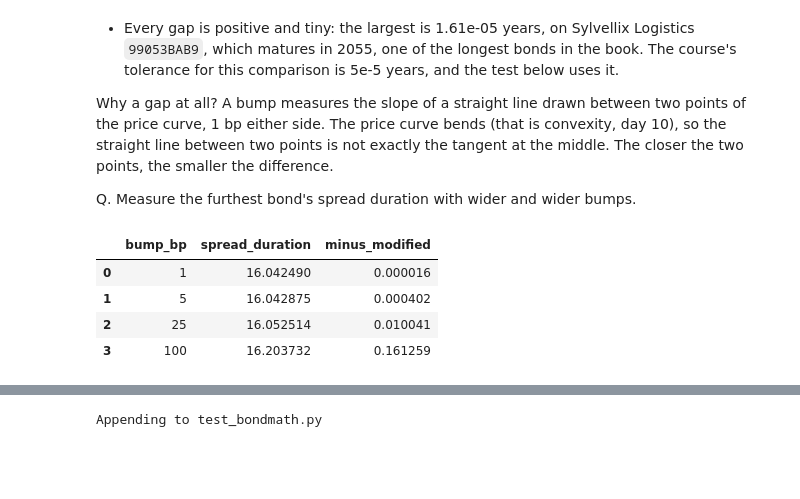
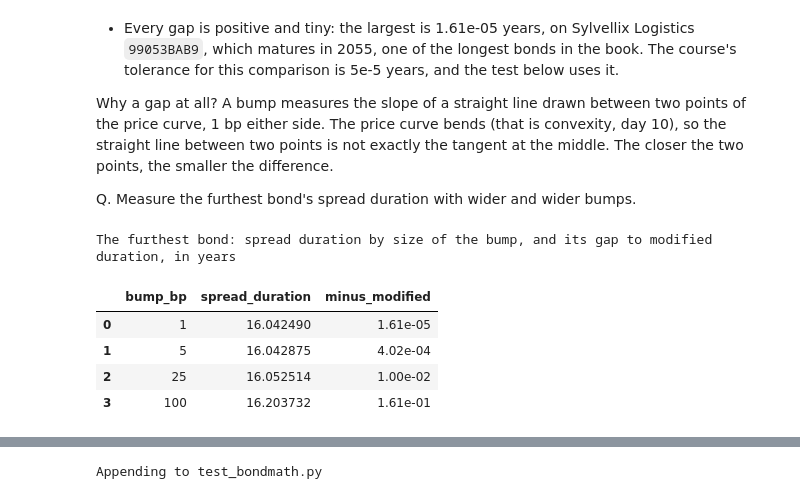
Before and after one commit to lenamonj/python-fixed-income, a Jupyter notebook: course2_bond_math/week3/day3/13_spread_duration_and_dts.ipynb, the cells around one changed output, grey strips where cells are left out. Cells and saved outputs as stored; diff of their text form; code cells hidden in the pictures; blank space fills up the shorter version.

```diff
--- a/course2_bond_math/week3/day3/13_spread_duration_and_dts.ipynb
+++ b/course2_bond_math/week3/day3/13_spread_duration_and_dts.ipynb
@@ -1343,13 +1399,17 @@ Q. Measure the furthest bond's spread duration with wider and wider bumps.
 # %%
 s, m, c, y = furthest["as_of_date"], furthest["maturity"], furthest["coupon"], furthest["yield_pct"]
 rows = []
 for bump in [1, 5, 25, 100]:
     measured = bondmath.spread_duration(s, m, c, y, bump_bp=bump)
     rows.append({"bump_bp": bump, "spread_duration": measured, "minus_modified": measured - furthest["modified_bm"]})
-pd.DataFrame(rows)
+bump_table = pd.DataFrame(rows)
+(bump_table.style
+    .format({"spread_duration": "{:.6f}", "minus_modified": "{:.2e}"})
+    .set_caption("The furthest bond: spread duration by size of the bump, and its gap to modified duration, in years"))
 # %% [output]
+The furthest bond: spread duration by size of the bump, and its gap to modified duration, in years
 |  | bump_bp | spread_duration | minus_modified |
-| 0 | 1 | 16.042490 | 0.000016 |
-| 1 | 5 | 16.042875 | 0.000402 |
-| 2 | 25 | 16.052514 | 0.010041 |
-| 3 | 100 | 16.203732 | 0.161259 |
+| 0 | 1 | 16.042490 | 1.61e-05 |
+| 1 | 5 | 16.042875 | 4.02e-04 |
+| 2 | 25 | 16.052514 | 1.00e-02 |
+| 3 | 100 | 16.203732 | 1.61e-01 |
```
Also changed, not shown: parts of 32 cells of this notebook, 2 other files.
